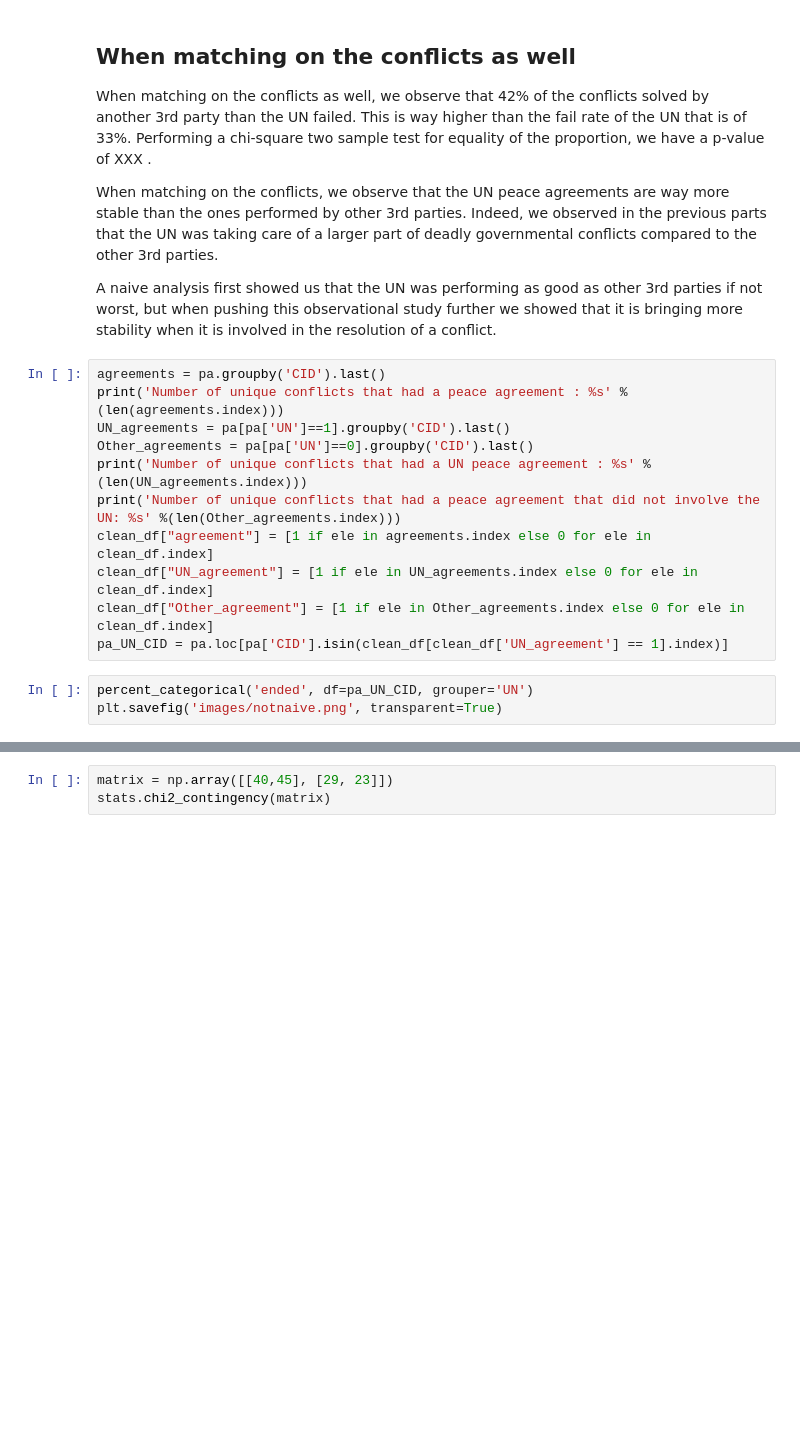
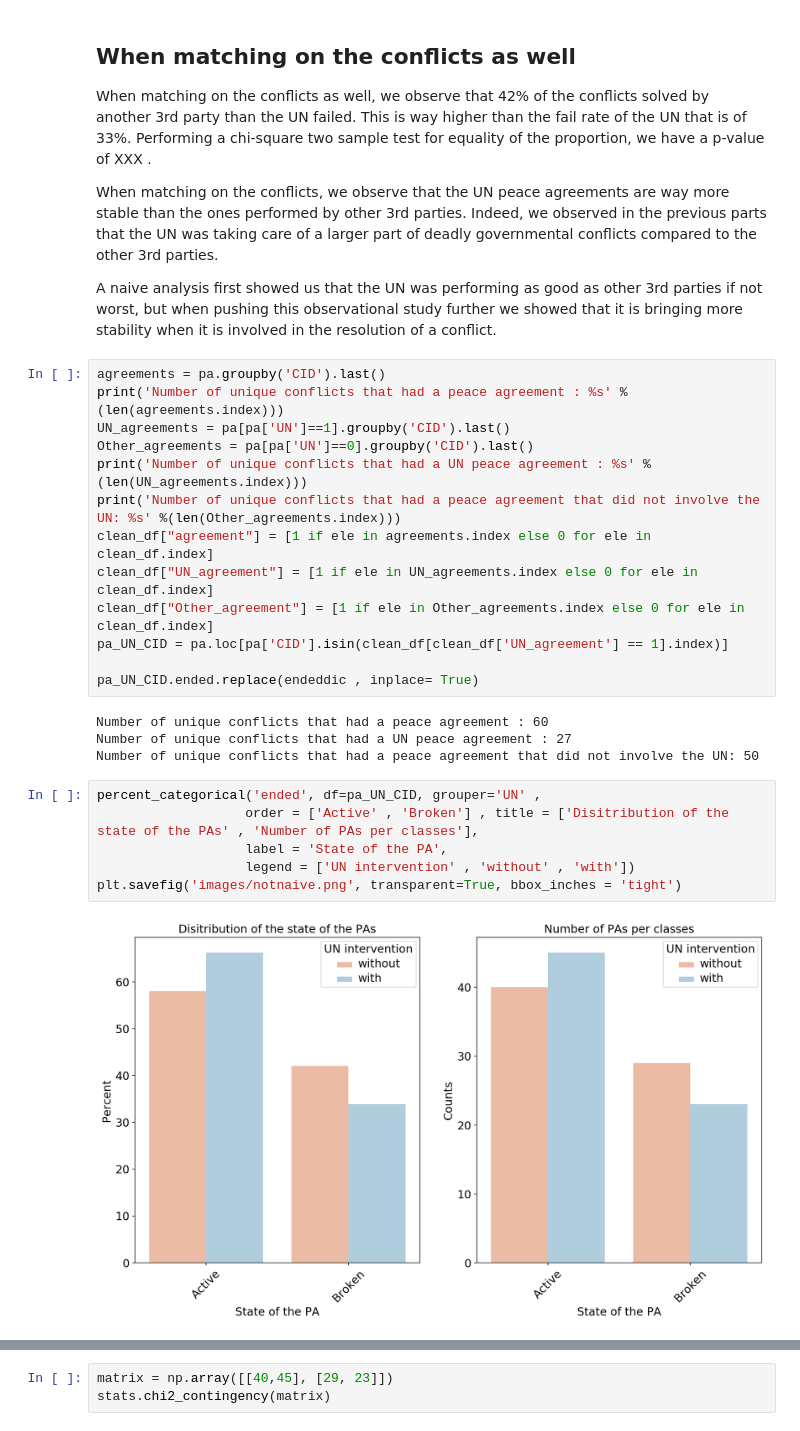
Before and after one commit to rbsteinm/AppliedDataAnalysis, a Jupyter notebook: project/notebook for story.ipynb, the cells around one changed output, grey strips where cells are left out. Drawn from its saved outputs; the diff is of its cells as text; blank space fills up the shorter version.

```diff
--- a/project/notebook for story.ipynb
+++ b/project/notebook for story.ipynb
@@ -575,9 +684,20 @@ clean_df["agreement"] = [1 if ele in agreements.index else 0 for ele in clean_df
 clean_df["UN_agreement"] = [1 if ele in UN_agreements.index else 0 for ele in clean_df.index]
 clean_df["Other_agreement"] = [1 if ele in Other_agreements.index else 0 for ele in clean_df.index]
 pa_UN_CID = pa.loc[pa['CID'].isin(clean_df[clean_df['UN_agreement'] == 1].index)]
+
+pa_UN_CID.ended.replace(endeddic , inplace= True)
+# %% [output]
+Number of unique conflicts that had a peace agreement : 60
+Number of unique conflicts that had a UN peace agreement : 27
+Number of unique conflicts that had a peace agreement that did not involve the UN: 50
 # %%
-percent_categorical('ended', df=pa_UN_CID, grouper='UN')
-plt.savefig('images/notnaive.png', transparent=True)
+percent_categorical('ended', df=pa_UN_CID, grouper='UN' ,
+                   order = ['Active' , 'Broken'] , title = ['Disitribution of the state of the PAs' , 'Number of PAs per classes'],
+                   label = 'State of the PA',
+                   legend = ['UN intervention' , 'without' , 'with'])
+plt.savefig('images/notnaive.png', transparent=True, bbox_inches = 'tight')
+# %% [output]
+[figure, added]
 # %%
 pa_UN_CID[pa_UN_CID['UN'] == 1]
 pa_UN_CID.groupby('CID').count().shape
```
Also changed, not shown: parts of 23 cells of this notebook, 5 other files.
